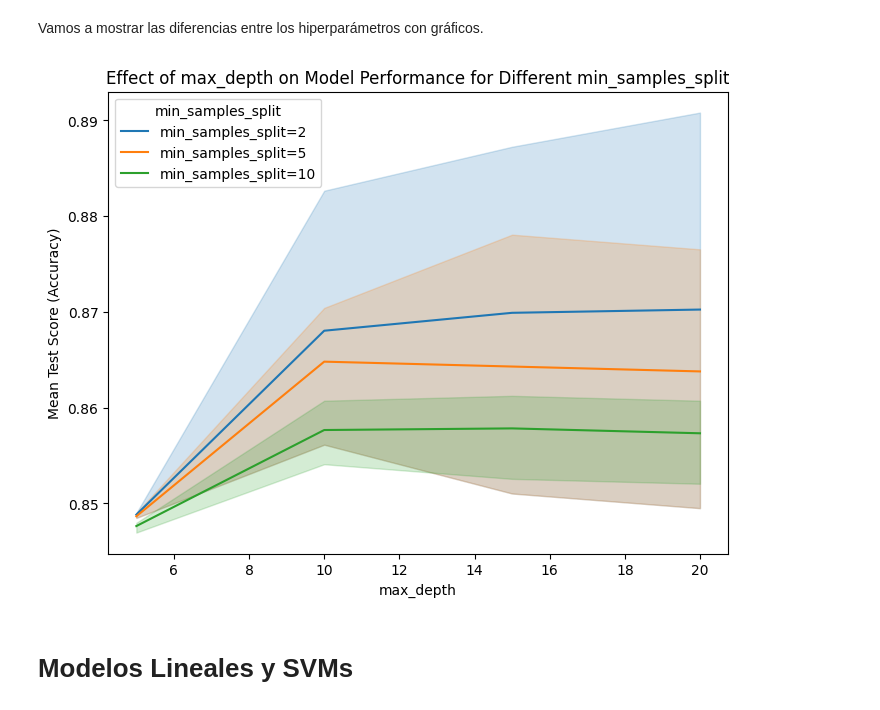
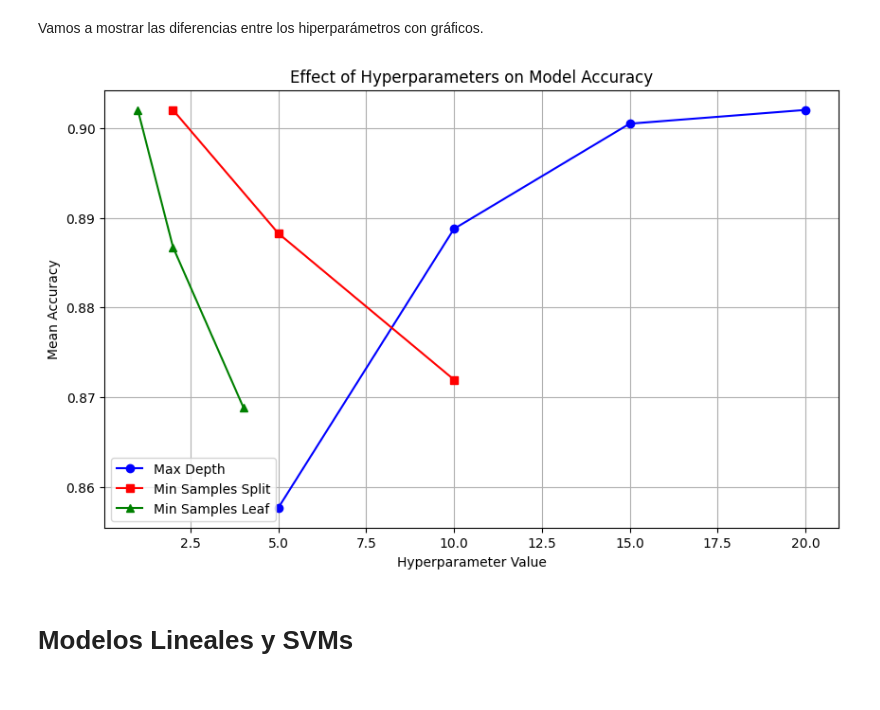
Before and after one commit to 100495982/ML_G84_Grupo2, a Jupyter notebook: primera_práctica.ipynb, the cells around one changed output. Drawn from its saved outputs; the diff is of its cells as text; code cells hidden in the pictures.

```diff
--- a/primera_práctica.ipynb
+++ b/primera_práctica.ipynb
@@ -411,18 +467,55 @@ weighted avg       0.89      0.88      0.89       980
 # %% [markdown]
 Vamos a mostrar las diferencias entre los hiperparámetros con gráficos.
-# %%
-# Line plot for max_depth vs accuracy for different min_samples_split values
-plt.figure(figsize=(8, 6))
-for split_value in results['param_min_samples_split'].unique():
-    sub_results = results[results['param_min_samples_split'] == split_value]
-    sns.lineplot(data=sub_results, x='param_max_depth', y='mean_test_score', label=f"min_samples_split={split_value}")
-plt.title("Effect of max_depth on Model Performance for Different min_samples_split")
-plt.xlabel('max_depth')
-plt.ylabel('Mean Test Score (Accuracy)')
-plt.legend(title='min_samples_split')
-plt.show()
-# %% [output]
-[figure, removed]
+# %%
+import numpy as np
+import matplotlib.pyplot as plt
+
+param_grid = {
+    'max_depth': [5, 10, 15, 20, None],
+    'min_samples_split': [2, 5, 10],
+    'min_samples_leaf': [1, 2, 4]
+}
+
+# Extract results from GridSearchCV
+results = grid_search.cv_results_
+
+# Function to compute mean accuracy for a given hyperparameter while keeping others unrestricted
+def compute_mean_scores(param_name, param_values, fixed_params={}):
+    mean_scores = []
+    for value in param_values:
+        indices = [i for i, params in enumerate(results['params'])
+                   if params[param_name] == value and all(params[k] == v for k, v in fixed_params.items())]
+        if indices:
+            mean_accuracy = np.mean([results['mean_test_score'][i] for i in indices])
+        else:
+            mean_accuracy = np.nan  # Handle cases where no valid indices are found
+        mean_scores.append(mean_accuracy)
+    return mean_scores
+
+# Define parameter values
+max_depth_values = [d for d in param_grid['max_depth'] if d is not None]
+min_samples_split_values = param_grid['min_samples_split']
+min_samples_leaf_values = param_grid['min_samples_leaf']
+
+# Compute accuracy scores while isolating each hyperparameter
+mean_test_scores_max_depth = compute_mean_scores('max_depth', max_depth_values, {'min_samples_split': 2, 'min_samples_leaf': 1})
+mean_test_scores_min_samples_split = compute_mean_scores('min_samples_split', min_samples_split_values, {'max_depth': None, 'min_samples_leaf': 1})
+mean_test_scores_min_samples_leaf = compute_mean_scores('min_samples_leaf', min_samples_leaf_values, {'max_depth': None, 'min_samples_split': 2})
+
+# Plot the results
+plt.figure(figsize=(10, 6))
+plt.plot(max_depth_values, mean_test_scores_max_depth, marker='o', linestyle='-', label='Max Depth', color='b')
+plt.plot(min_samples_split_values, mean_test_scores_min_samples_split, marker='s', linestyle='-', label='Min Samples Split', color='r')
+plt.plot(min_samples_leaf_values, mean_test_scores_min_samples_leaf, marker='^', linestyle='-', label='Min Samples Leaf', color='g')
+
+plt.xlabel('Hyperparameter Value')
+plt.ylabel('Mean Accuracy')
+plt.title('Effect of Hyperparameters on Model Accuracy')
+plt.legend()
+plt.grid(True)
+plt.show()
+# %% [output]
+[figure, added]
 # %% [markdown]
 # Modelos Lineales y SVMs
 # %% [markdown]
```
Also changed, not shown: parts of 4 cells of this notebook.
